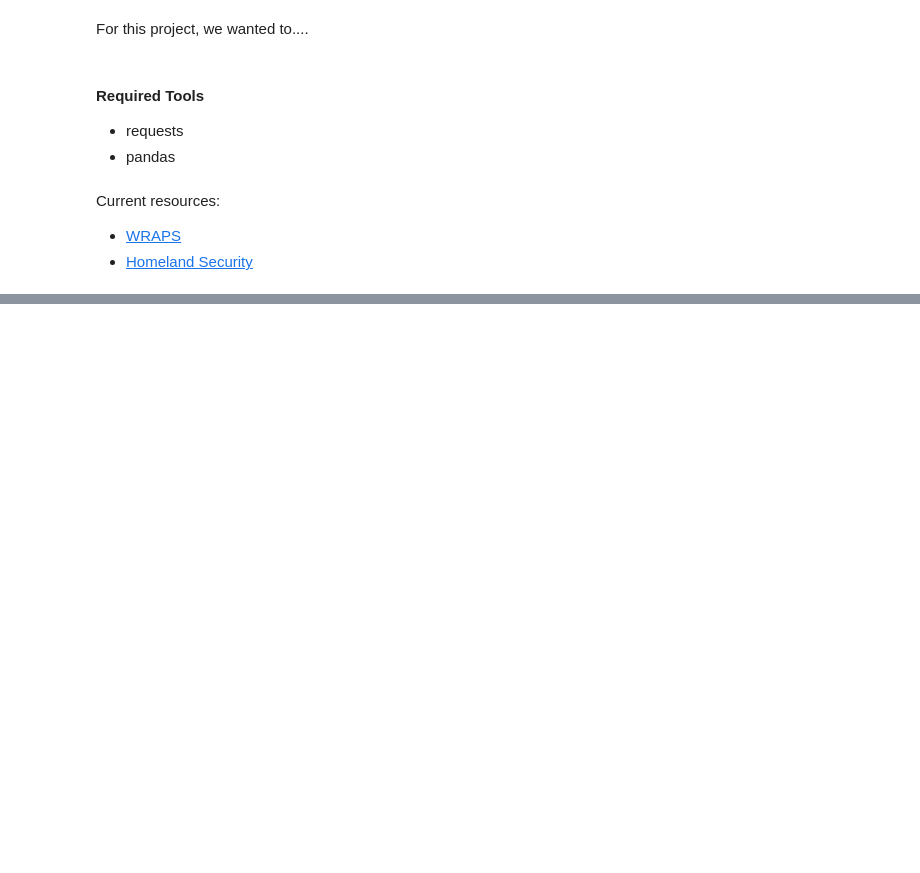
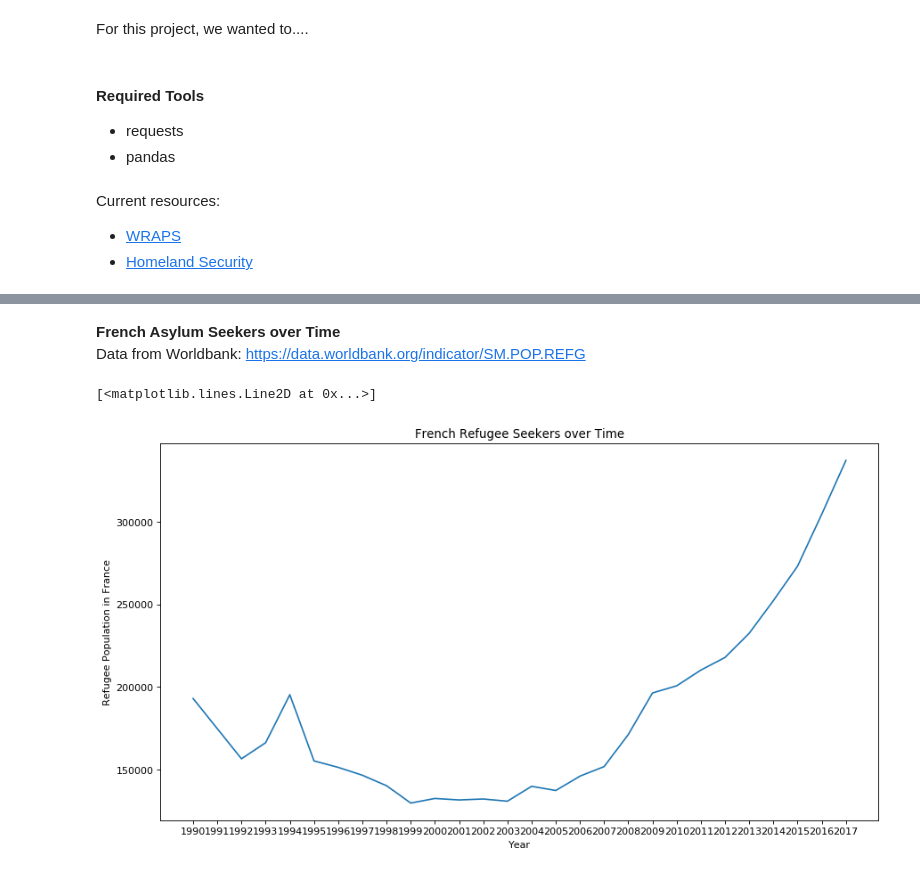
Before and after one commit to jordanrmess/USrefugees, a Jupyter notebook: final.ipynb, the cells around one changed output, grey strips where cells are left out. Cells and saved outputs as stored; diff of their text form; code cells hidden in the pictures; blank space fills up the shorter version.

```diff
--- a/final.ipynb
+++ b/final.ipynb
@@ -32,0 +94,17 @@ df.head()
+# %%
+france = df.loc[df['Country Code'] == 'FRA']
+franc_x=np.array(france.columns.values)[2:-1]
+franc_y=np.array(france.loc[:,'1990':])[0][:-1]
+# %% [markdown]
+**French Asylum Seekers over Time**<br>
+Data from Worldbank: https://data.worldbank.org/indicator/SM.POP.REFG
+# %%
+from matplotlib.pyplot import figure
+figure(num=None, figsize=(13, 7), dpi=80, facecolor='w', edgecolor='k')
+plt.xlabel('Year')
+plt.ylabel('Refugee Population in France')
+plt.title('French Refugee Seekers over Time')
+plt.plot(franc_x,franc_y)
+# %% [output]
+[<matplotlib.lines.Line2D at 0x...>]
+[figure, added]
```
Also changed, not shown: parts of 16 cells of this notebook, 2 other files.
